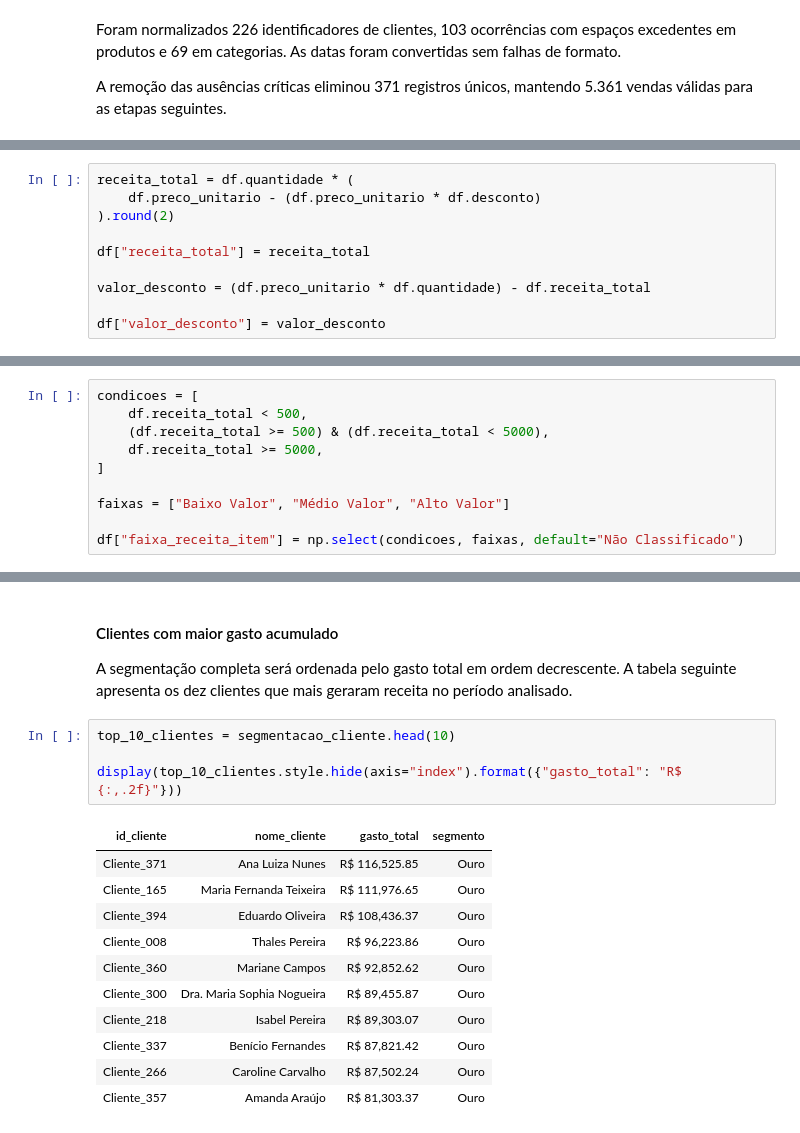
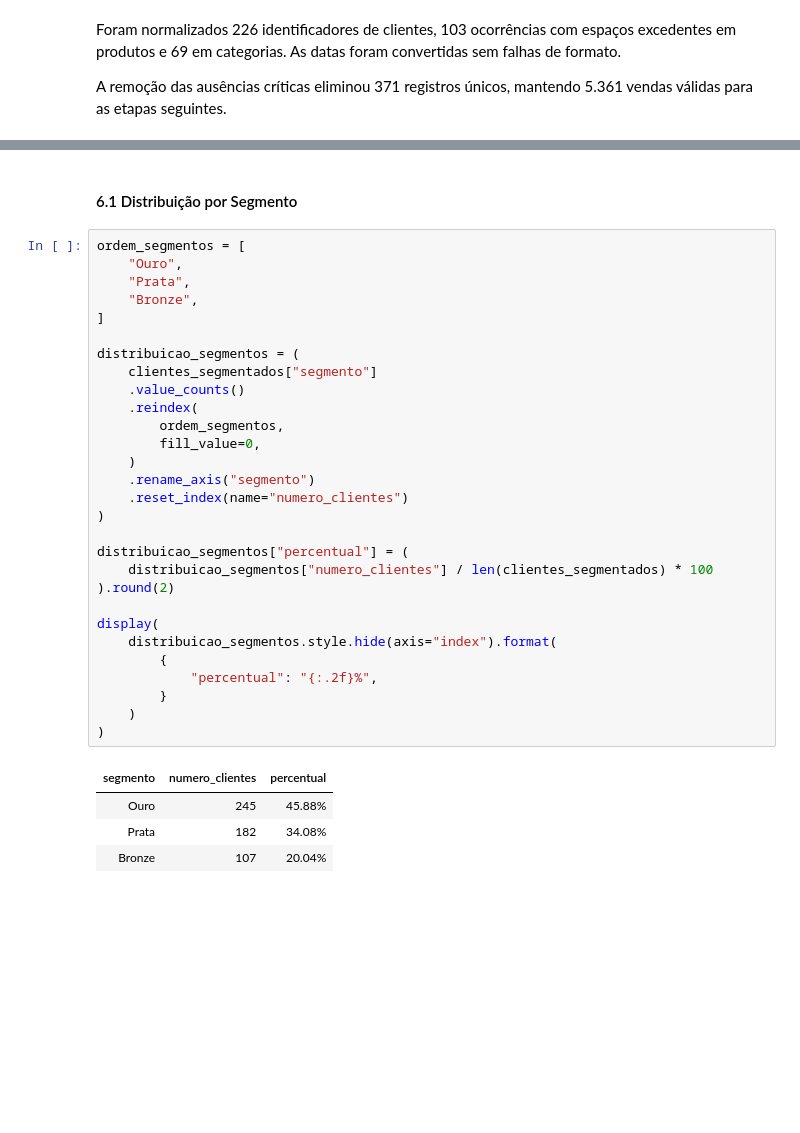
Before and after one commit to CorreaBrunoMiguel/sales-insight-py, a Jupyter notebook: notebooks/sales_insight.ipynb, the cells around one changed output, grey strips where cells are left out. Cells and saved outputs as stored; diff of their text form; blank space fills up the shorter version.

```diff
--- a/notebooks/sales_insight.ipynb
+++ b/notebooks/sales_insight.ipynb
@@ -432,10 +429,0 @@ Como cada registro é considerado como uma venda efetuada e entregue, vou adicio
-# %%
-receita_total = df.quantidade * (
-    df.preco_unitario - (df.preco_unitario * df.desconto)
-).round(2)
-
-df["receita_total"] = receita_total
-
-valor_desconto = (df.preco_unitario * df.quantidade) - df.receita_total
-
-df["valor_desconto"] = valor_desconto
@@ -452,10 +429,0 @@ A classificação será feita com `np.select`, permitindo aplicar múltiplas con
-# %%
-condicoes = [
-    df.receita_total < 500,
-    (df.receita_total >= 500) & (df.receita_total < 5000),
-    df.receita_total >= 5000,
-]
-
-faixas = ["Baixo Valor", "Médio Valor", "Alto Valor"]
-
-df["faixa_receita_item"] = np.select(condicoes, faixas, default="Não Classificado")
@@ -729,21 +820,37 @@ segmentacao_cliente = segmentacao_cliente.sort_values(
 # %% [markdown]
-#### Clientes com maior gasto acumulado
-
-A segmentação completa será ordenada pelo gasto total em ordem decrescente. A tabela seguinte apresenta os dez clientes que mais geraram receita no período analisado.
+#### 6.1 Distribuição por Segmento
 # %%
-top_10_clientes = segmentacao_cliente.head(10)
+ordem_segmentos = [
+    "Ouro",
+    "Prata",
+    "Bronze",
+]
 
-display(top_10_clientes.style.hide(axis="index").format({"gasto_total": "R$ {:,.2f}"}))
+distribuicao_segmentos = (
+    clientes_segmentados["segmento"]
+    .value_counts()
+    .reindex(
+        ordem_segmentos,
+        fill_value=0,
+    )
+    .rename_axis("segmento")
+    .reset_index(name="numero_clientes")
+)
+
+distribuicao_segmentos["percentual"] = (
+    distribuicao_segmentos["numero_clientes"] / len(clientes_segmentados) * 100
+).round(2)
+
+display(
+    distribuicao_segmentos.style.hide(axis="index").format(
+        {
+            "percentual": "{:.2f}%",
+        }
+    )
+)
 # %% [output]
-| id_cliente | nome_cliente | gasto_total | segmento |
-| Cliente_371 | Ana Luiza Nunes | R$ 116,525.85 | Ouro |
-| Cliente_165 | Maria Fernanda Teixeira | R$ 111,976.65 | Ouro |
-| Cliente_394 | Eduardo Oliveira | R$ 108,436.37 | Ouro |
-| Cliente_008 | Thales Pereira | R$ 96,223.86 | Ouro |
-| Cliente_360 | Mariane Campos | R$ 92,852.62 | Ouro |
-| Cliente_300 | Dra. Maria Sophia Nogueira | R$ 89,455.87 | Ouro |
-| Cliente_218 | Isabel Pereira | R$ 89,303.07 | Ouro |
-| Cliente_337 | Benício Fernandes | R$ 87,821.42 | Ouro |
-| Cliente_266 | Caroline Carvalho | R$ 87,502.24 | Ouro |
-| Cliente_357 | Amanda Araújo | R$ 81,303.37 | Ouro |
+| segmento | numero_clientes | percentual |
+| Ouro | 245 | 45.88% |
+| Prata | 182 | 34.08% |
+| Bronze | 107 | 20.04% |
 # %% [markdown]
```
Also changed, not shown: parts of 52 cells of this notebook, 1 other file.
